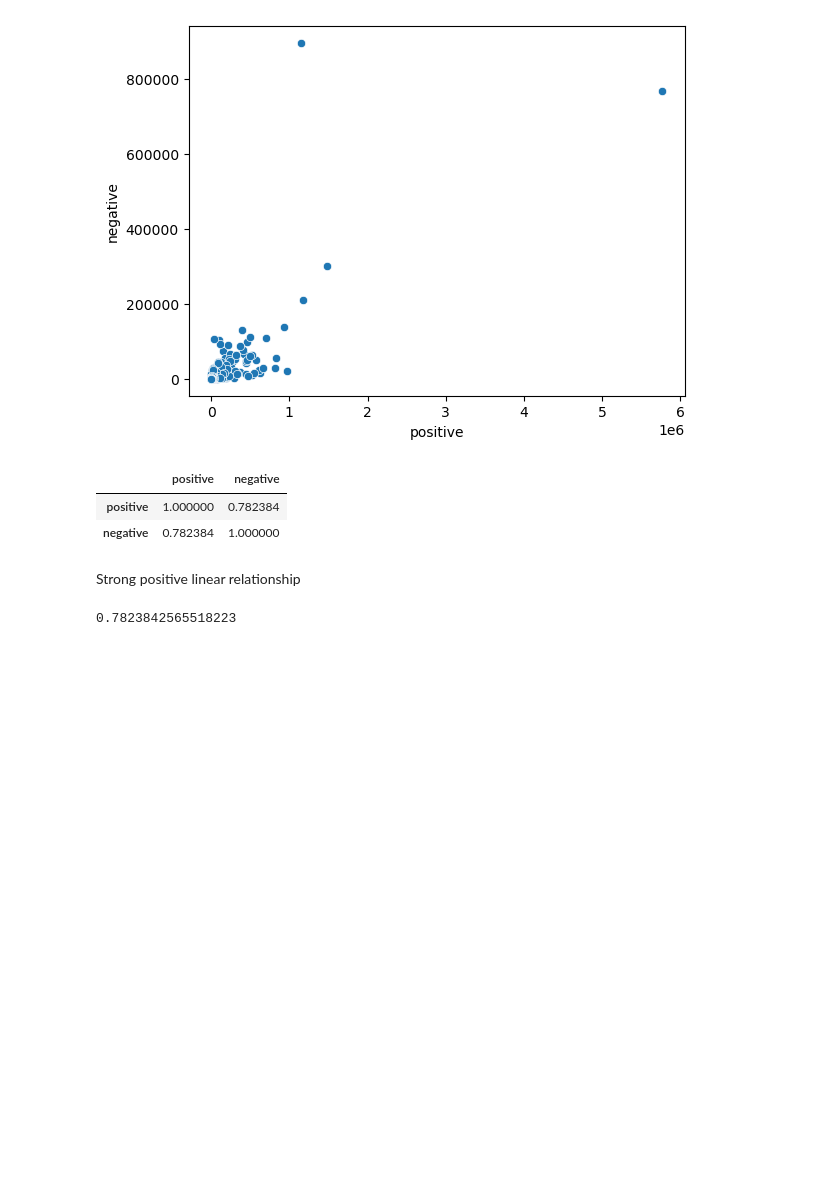
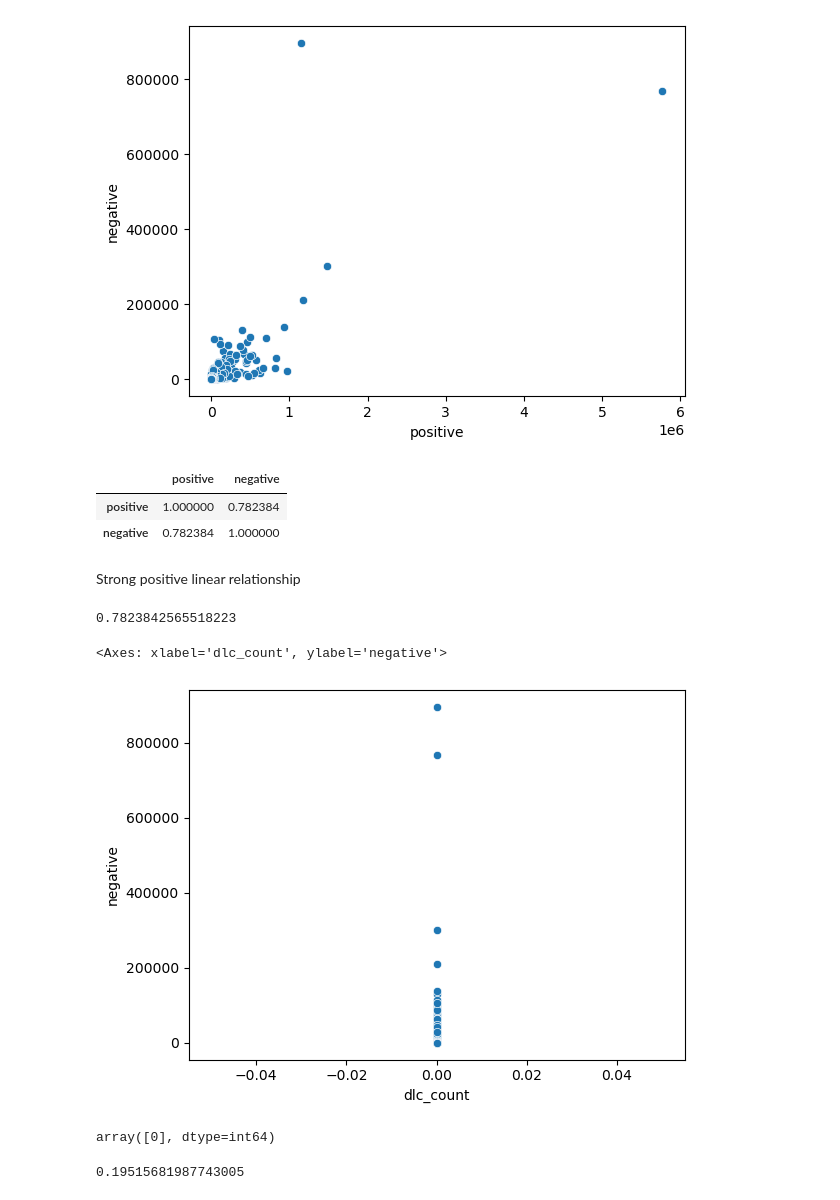
Before and after one commit to whoshilo/AI, a Jupyter notebook: Semester 1/Games/Mr. President, he's gaming.ipynb, the cells around one changed output. Cells and saved outputs as stored; diff of their text form; code cells hidden in the pictures; blank space fills up the shorter version.

```diff
--- a/Semester 1/Games/Mr. President, he's gaming.ipynb
+++ b/Semester 1/Games/Mr. President, he's gaming.ipynb
@@ -196,3 +200,16 @@ Strong positive linear relationship
  df['positive'].corr(df['negative'])
 # %% [output]
 0.7823842565518223
+# %%
+sns.scatterplot(data=df, x='dlc_count', y='negative')
+# %% [output]
+<Axes: xlabel='dlc_count', ylabel='negative'>
+[figure, added]
+# %%
+df['dlc_count'].unique()
+# %% [output]
+array([0], dtype=int64)
+# %%
+ df['average_playtime_forever'].corr(df['negative'])
+# %% [output]
+0.19515681987743005
```
Also changed, not shown: parts of 2 cells of this notebook.
